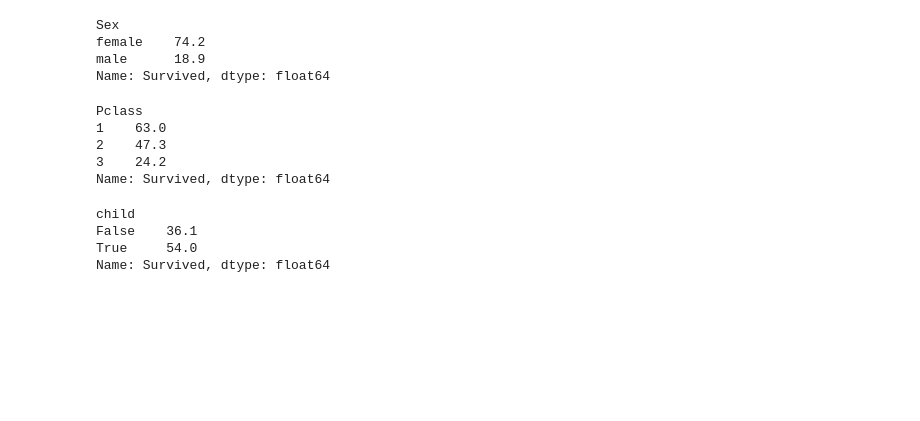
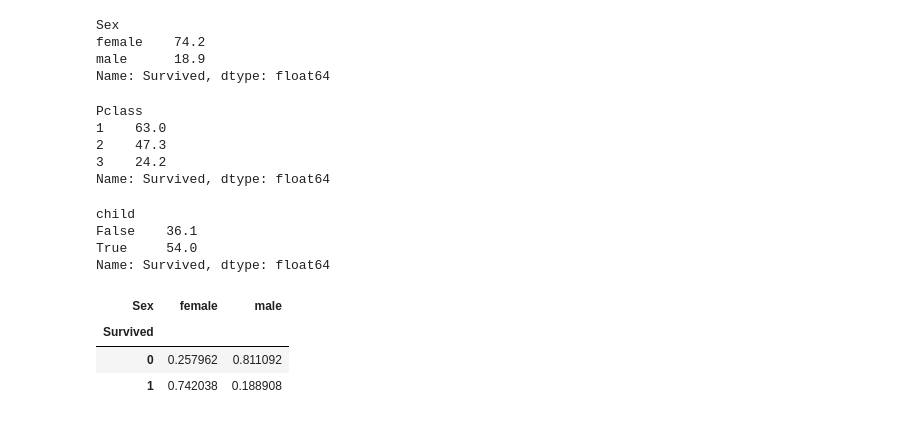
Before and after one commit to cjffcnx/Y-DataScience, a Jupyter notebook: notebook.ipynb, the cells around one changed output. Drawn from its saved outputs; the diff is of its cells as text; code cells hidden in the pictures; blank space fills up the shorter version.

```diff
--- a/notebook.ipynb
+++ b/notebook.ipynb
@@ -144,3 +144,10 @@ child
 False    36.1
 True     54.0
 Name: Survived, dtype: float64
+# %%
+pd.crosstab(df["Survived"], df["Sex"],normalize="columns")
+# %% [output]
+| Sex | female | male |
+| Survived |  |  |
+| 0 | 0.257962 | 0.811092 |
+| 1 | 0.742038 | 0.188908 |
```
Also changed, not shown: parts of 1 cell of this notebook, 2 other files.
